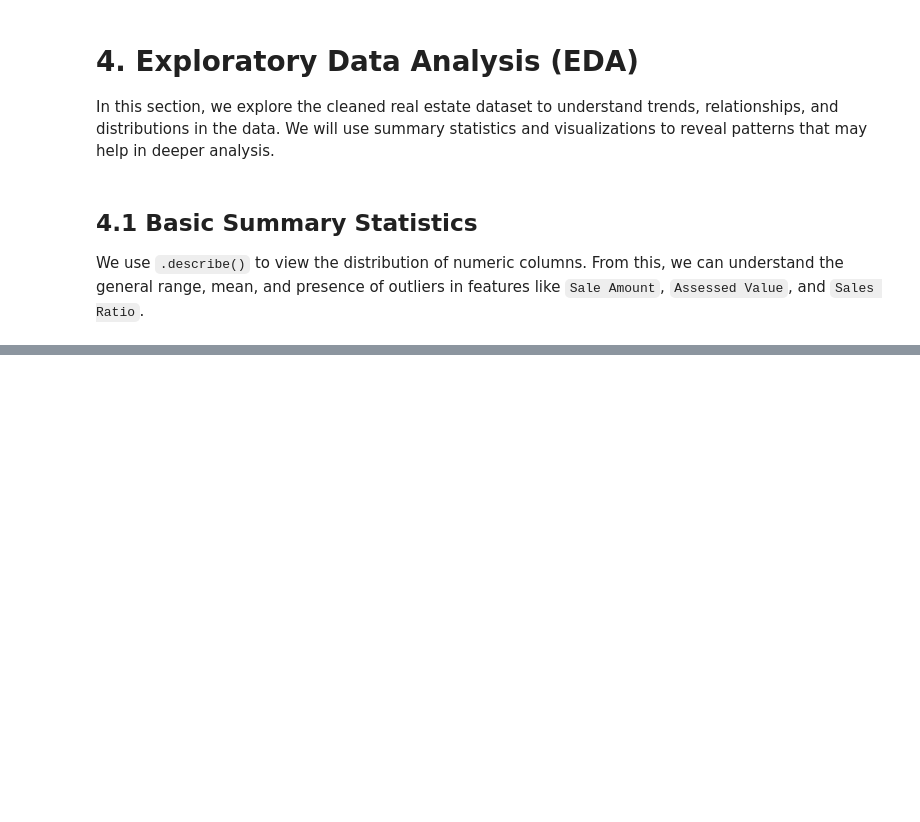
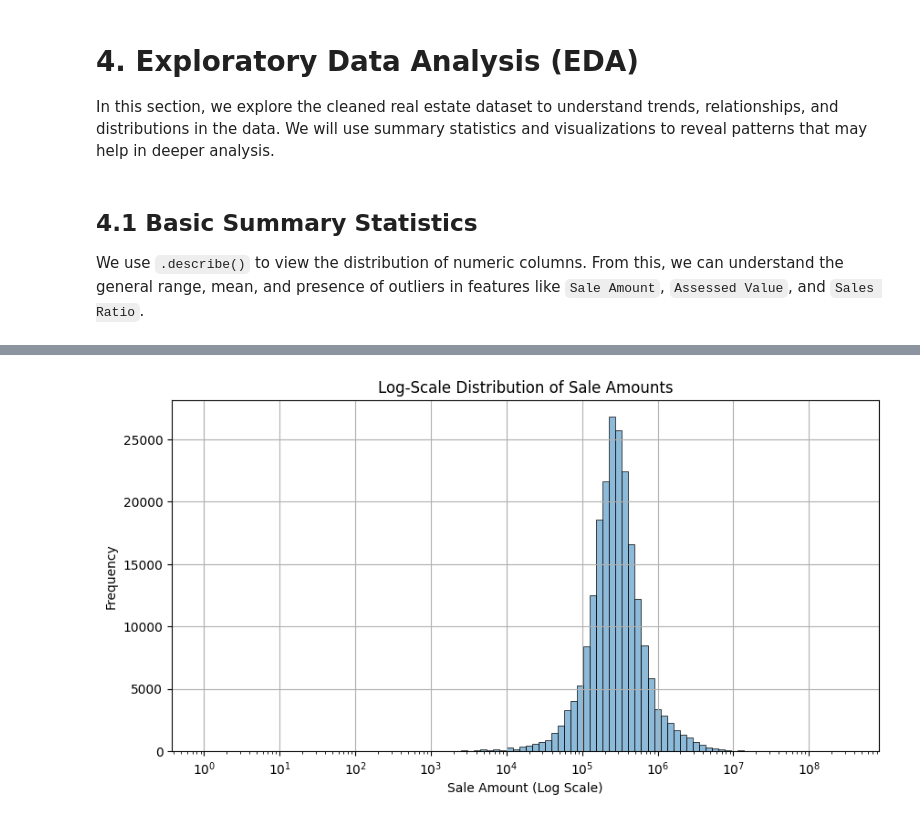
Before and after one commit to kthanikonda/DataWithPython, a Jupyter notebook: Real_Estate_Project-2.ipynb, the cells around one changed output, grey strips where cells are left out. Saved outputs shown, nothing was run; the diff lists cells and outputs as text; code cells hidden in the pictures; blank space fills up the shorter version.

```diff
--- a/Real_Estate_Project-2.ipynb
+++ b/Real_Estate_Project-2.ipynb
@@ -460,12 +468,12 @@ summary.style.background_gradient(cmap='Blues').format("{:,.2f}")
 # %%
-import numpy as np
-import matplotlib.pyplot as plt
-import seaborn as sns
+
 
 plt.figure(figsize=(10, 5))
-sns.histplot(cleaned_df['Sale Amount'], kde=True, bins=100, log_scale=(True, False))
+sns.histplot(real_estate_df['Sale Amount'], kde=True, bins=100, log_scale=(True, False))
 plt.title('Log-Scale Distribution of Sale Amounts')
 plt.xlabel('Sale Amount (Log Scale)')
 plt.ylabel('Frequency')
 plt.grid(True)
 plt.show()
+# %% [output]
+[figure, added]
```
Also changed, not shown: parts of 10 cells of this notebook.
